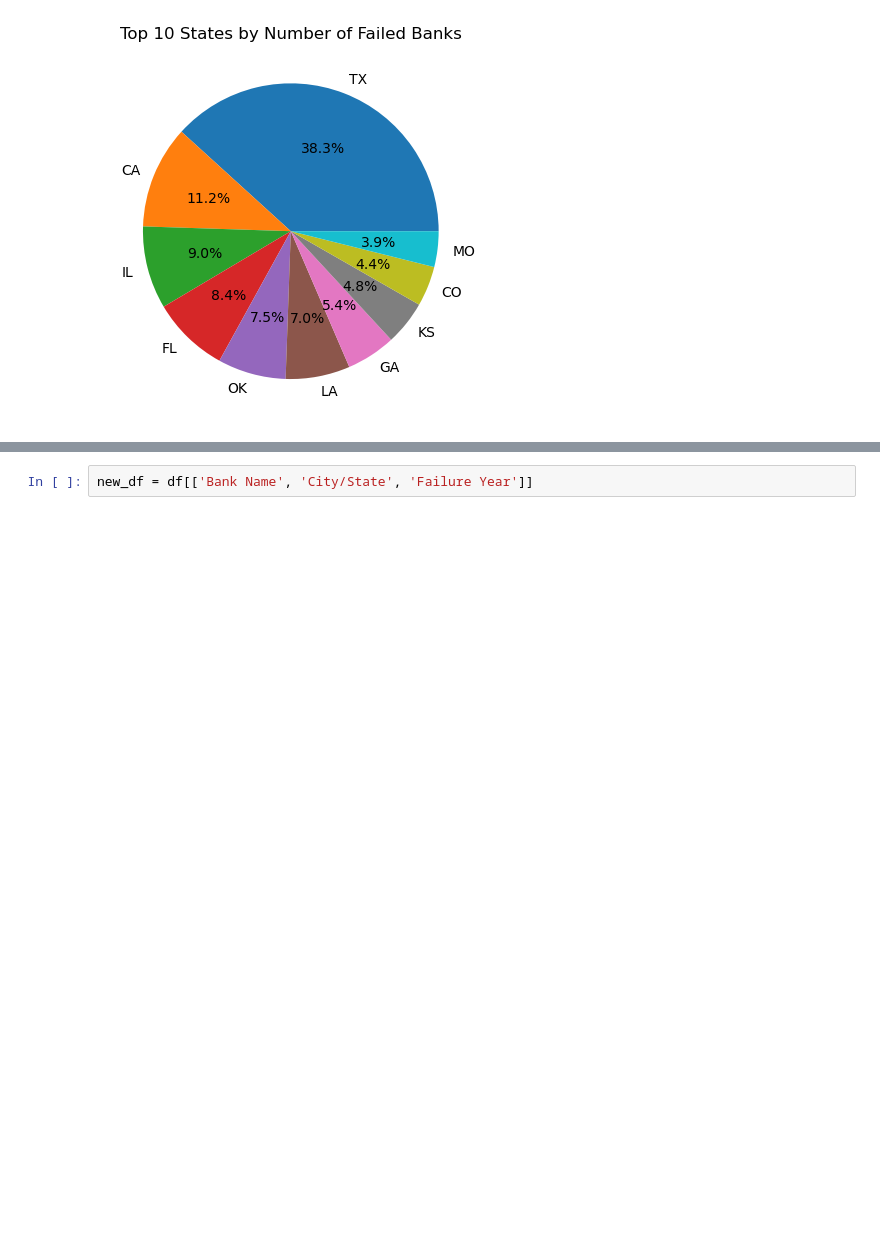
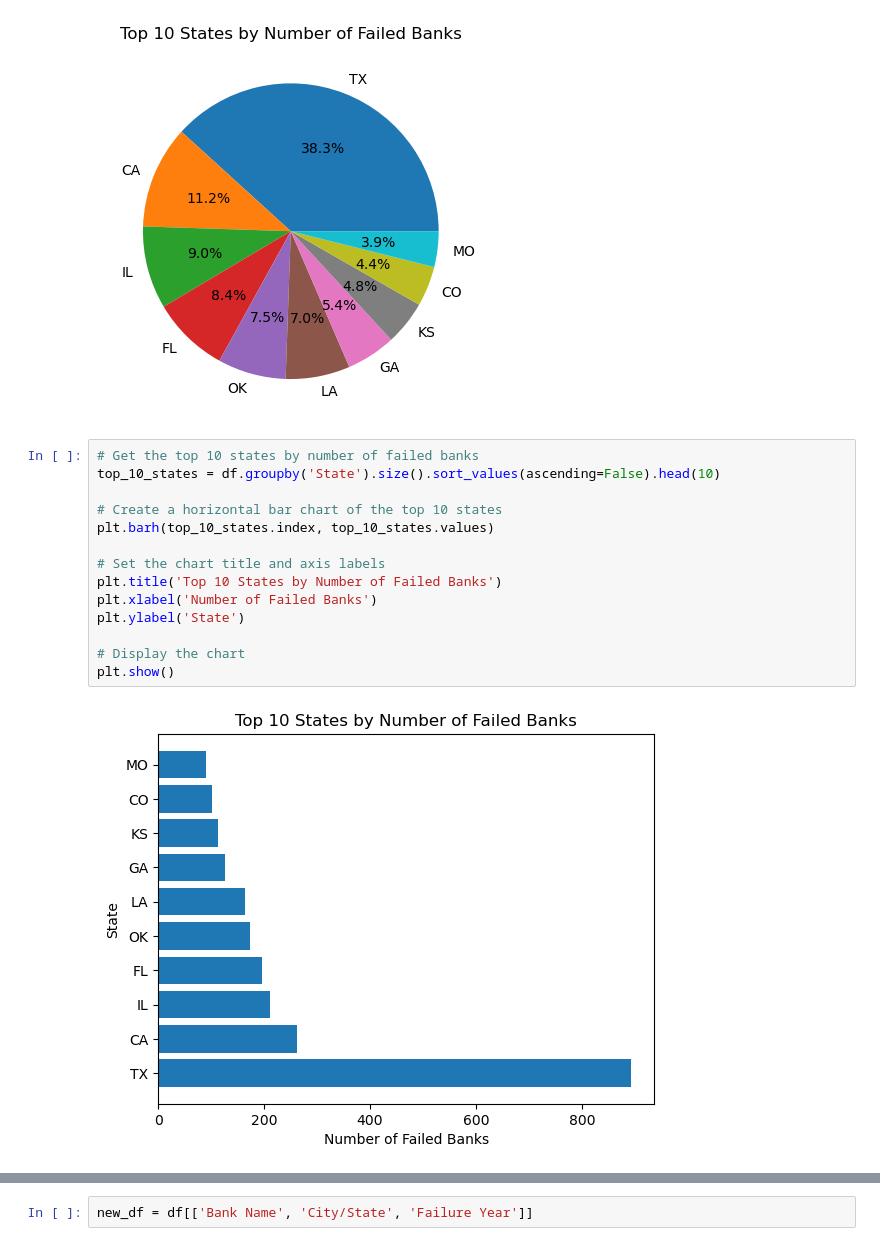
Before and after one commit to elitracewell/Exploratory-Bank-Failure-Analysis, a Jupyter notebook: GroupProject.ipynb, the cells around one changed output, grey strips where cells are left out. Saved outputs shown, nothing was run; the diff lists cells and outputs as text; blank space fills up the shorter version.

```diff
--- a/GroupProject.ipynb
+++ b/GroupProject.ipynb
@@ -184,6 +190,22 @@ plt.title('Top 10 States by Number of Failed Banks')
 plt.show()
 # %% [output]
 [figure]
+# %%
+# Get the top 10 states by number of failed banks
+top_10_states = df.groupby('State').size().sort_values(ascending=False).head(10)
+
+# Create a horizontal bar chart of the top 10 states
+plt.barh(top_10_states.index, top_10_states.values)
+
+# Set the chart title and axis labels
+plt.title('Top 10 States by Number of Failed Banks')
+plt.xlabel('Number of Failed Banks')
+plt.ylabel('State')
+
+# Display the chart
+plt.show()
+# %% [output]
+[figure, added]
 # %%
 # Group the data by state and count the number of banks that failed in each state
 failures_by_state = df.groupby('State').size().sort_values(ascending=False)
```
Also changed, not shown: parts of 10 cells of this notebook.
